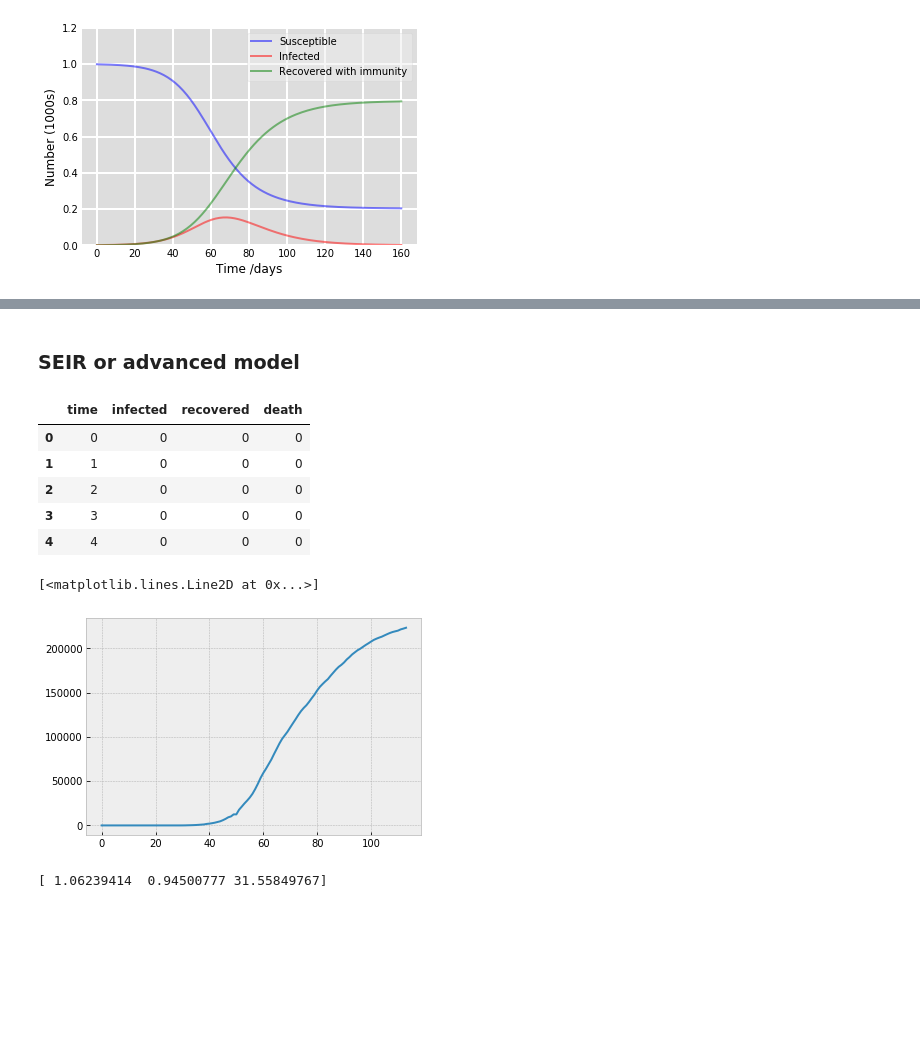
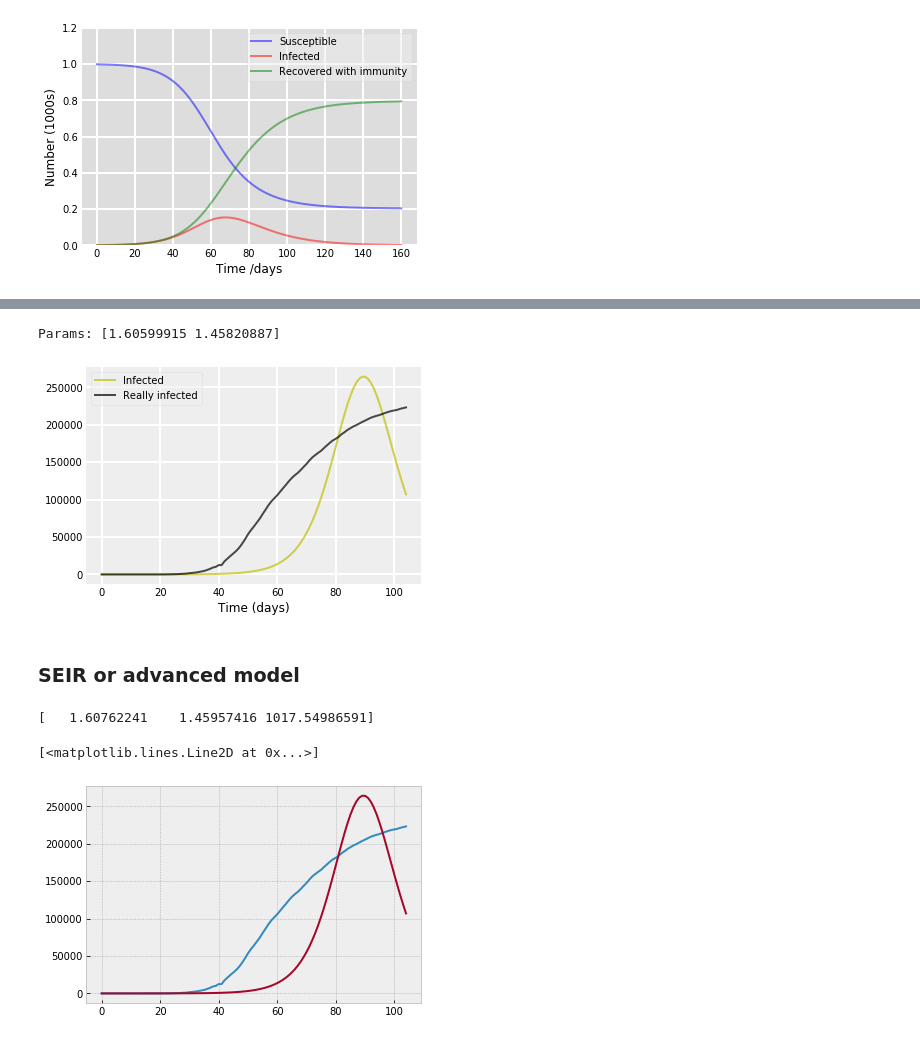
Before and after one commit to klchai/ML_COVID-19, a Jupyter notebook: ML_COVID-19.ipynb, the cells around one changed output, grey strips where cells are left out. Saved outputs shown, nothing was run; the diff lists cells and outputs as text; code cells hidden in the pictures; blank space fills up the shorter version.

```diff
--- a/ML_COVID-19.ipynb
+++ b/ML_COVID-19.ipynb
@@ -312,21 +330,38 @@ plt.show()
+# %%
+t=range(italy.shape[0])
+N = 60_485_321
+I=italy["infected"].to_numpy()
+sir=SIRModel()
+params=sir.fit(t,N,I)
+print("Params:",params)
+S, I, R = sir.res(t,N,I)
+# %% [output]
+Params: [1.60599915 1.45820887]
+# %%
+def plottest(t, I, test):
+    f, ax = plt.subplots(1,1)
+    ax.plot(t, I, 'y', alpha=0.7, linewidth=2, label='Infected')
+    ax.plot(t,test["infected"],'k', alpha=0.7, lw=2, label='Really infected')
+    ax.set_xlabel('Time (days)')
+
+    ax.yaxis.set_tick_params(length=0)
+    ax.xaxis.set_tick_params(length=0)
+    ax.grid(b=True, which='major', c='w', lw=2, ls='-')
+    legend = ax.legend()
+    legend.get_frame().set_alpha(0.5)
+    for spine in ('top', 'right', 'bottom', 'left'):
+        ax.spines[spine].set_visible(False)
+    plt.show()
+# %%
+plottest(t, I, italy)
+# %% [output]
+[figure, added]
 # %% [markdown]
 ### SEIR or advanced model
 # %%
 df_italy = load_italy()
-# %%
-df_italy.head(5)
-# %% [output]
-|  | time | infected | recovered | death |
-| 0 | 0 | 0 | 0 | 0 |
-| 1 | 1 | 0 | 0 | 0 |
-| 2 | 2 | 0 | 0 | 0 |
-| 3 | 3 | 0 | 0 | 0 |
-| 4 | 4 | 0 | 0 | 0 |
 # %%
-plt.plot(df_italy["infected"])
+# plt.plot(df_italy["infected"])
-# %% [output]
-[<matplotlib.lines.Line2D at 0x...>]
-[figure, removed]
 # %%
 def deriv_SEIR(y, t, N, beta, gamma, delta):
     S, E, I, R = y
@@ -356,14 +391,20 @@ def fit(t, bt, gma, delta):
     return I
 
 real_infected = df_italy["infected"].to_numpy()
+real_recov = df_italy["recovered"].to_numpy()
 params, pcov = curve_fit(fit, t, real_infected)
 print(params)
 
 b,g,l=params
 ret_SEIR = odeint(deriv_SEIR, y0, t, args=(N, b, g, l))
 S_n, E_n, I_n, R_n = ret_SEIR.T
+
+plt.plot(real_infected)
+plt.plot(I_n)
 # %% [output]
-[ 1.06239414  0.94500777 31.55849767]
+[   1.60762241    1.45957416 1017.54986591]
+[<matplotlib.lines.Line2D at 0x...>]
+[figure, added]
 # %%
 def plotseird(t, S, E, I, R, D=None, L=None, R0=None, Alpha=None, CFR=None):
   f, ax = plt.subplots(1,1,figsize=(10,4))
```
Also changed, not shown: parts of 5 cells of this notebook, 2 other files.
